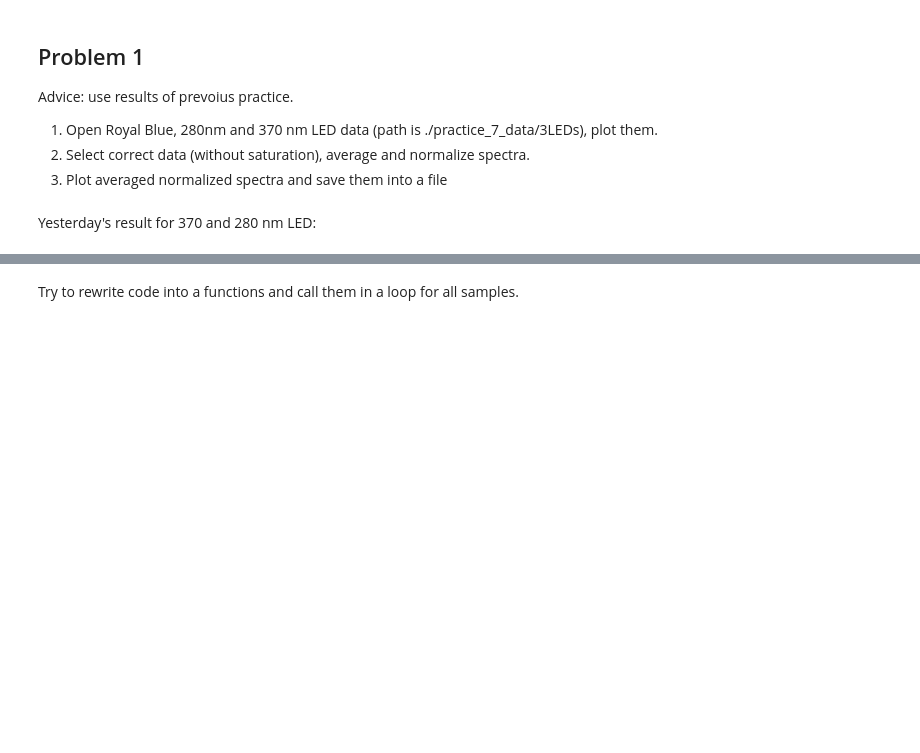
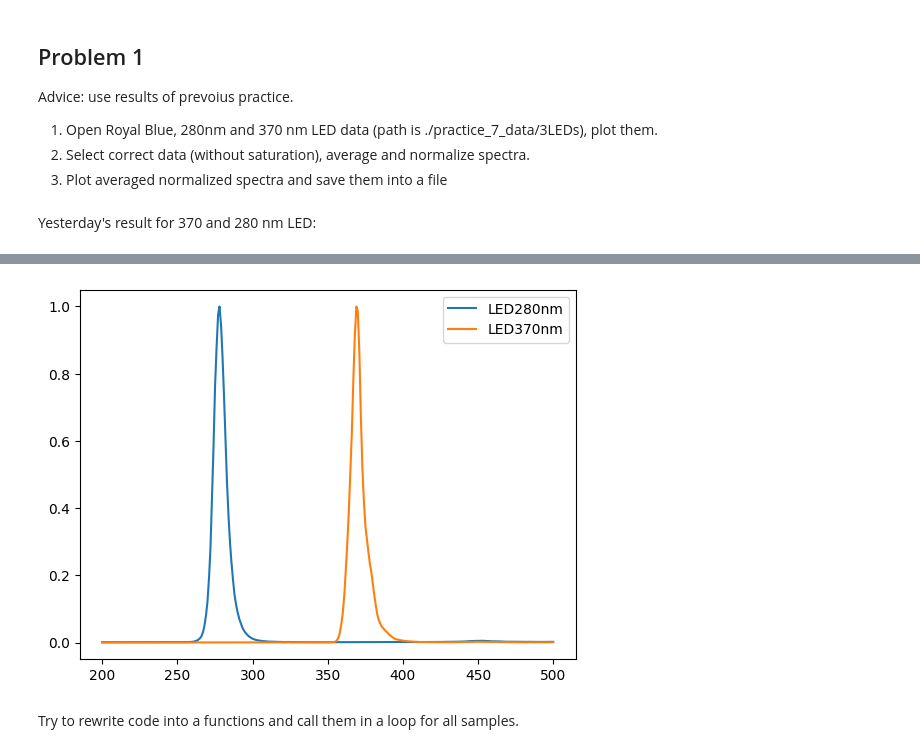
Before and after one commit to qrspeter/cust_itmo_2024, a Jupyter notebook: practices/practice_07.ipynb, the cells around one changed output, grey strips where cells are left out. Drawn from its saved outputs; the diff is of its cells as text; code cells hidden in the pictures; blank space fills up the shorter version.

```diff
--- a/practices/practice_7.ipynb
+++ b/practices/practice_07.ipynb
@@ -65,3 +125,13 @@ plt.show()
+# %%
+#LED280nm
+#LED370nm
+
+plt.plot(LED280nm_x, LED280nm,label='LED280nm' )
+plt.plot(LED370nm_x, LED370nm,label='LED370nm')
+plt.legend()
+plt.show()
+# %% [output]
+[figure, added]
 # %% [markdown]
 Try to rewrite code into a functions and call them in a loop for all samples.
 # %% [markdown]
```
Also changed, not shown: parts of 3 cells of this notebook, 4 other files.
